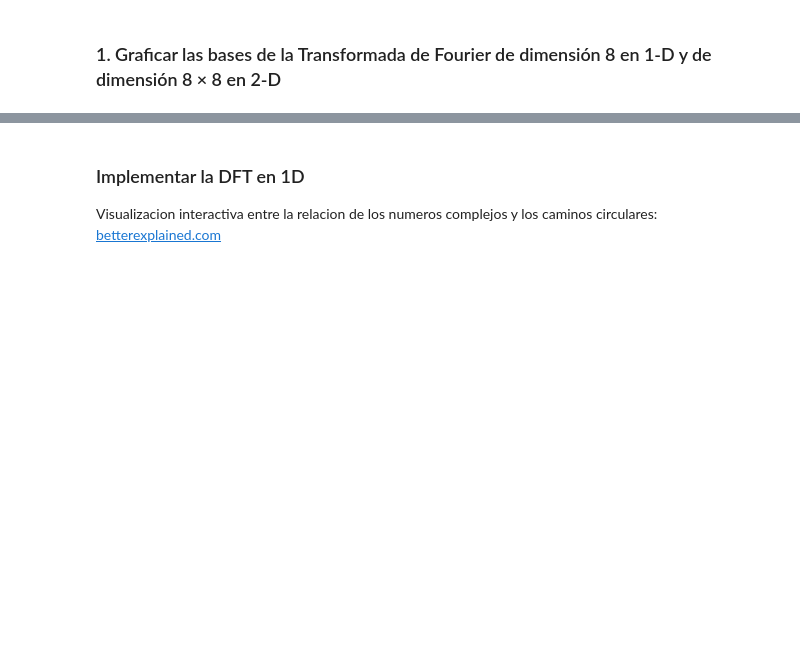
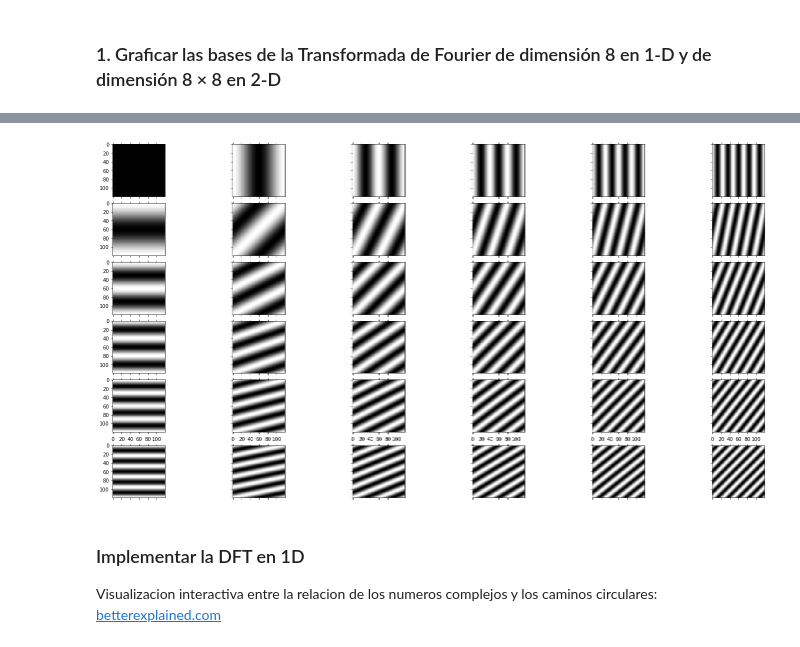
Before and after one commit to KenetC/ProcImg, a Jupyter notebook: Labos/Practica4.ipynb, the cells around one changed output, grey strips where cells are left out. Saved outputs shown, nothing was run; the diff lists cells and outputs as text; code cells hidden in the pictures; blank space fills up the shorter version.

```diff
--- a/Labos/Practica4.ipynb
+++ b/Labos/Practica4.ipynb
@@ -87,31 +87,33 @@ SyntaxError: invalid syntax (<ipython-input-3-7b824de21ba8>, line 20)
 # %%
 # Ploteo de las bases en 2D
 #Definimos el sampleo horizontal y vertical
 N = 6
 M = 6
 #Configuramos los valores para graficar
 sampleoRate = 1/20
 sampleoGrafico = int(N/sampleoRate)
 
 #Ahora nuestras bases seran matrices, no arreglos
 bases2D = np.zeros((N,M,sampleoGrafico,sampleoGrafico)) * 1j
 
 for frecuenciaX in range(0,N):
-  for frecuenciaY in range(0,M):
-    for intervaloX in range(sampleoGrafico):
-      for intervaloY in range(sampleoGrafico):
-        # Calculamos como la base avanza en el tiempo y guardamos su valor
-        tX = intervaloX*sampleoRate
-        tY = intervaloY*sampleoRate
-        frecuenciaAngularX =
-        frecuenciaAngularY =
-        angulo =
-        bases2D[frecuenciaX][frecuenciaY][i][j] =
+    for frecuenciaY in range(0,M):
+        for intervaloX in range(sampleoGrafico):
+            for intervaloY in range(sampleoGrafico):
+                # Calculamos como la base avanza en el tiempo y guardamos su valor
+                tX = intervaloX*sampleoRate
+                tY = intervaloY*sampleoRate
+                frecuenciaAngularX = ((2 * np.pi) / N) * frecuenciaX
+                frecuenciaAngularY = ((2 * np.pi) / M) * frecuenciaY
+                angulo = frecuenciaAngularX * tX + frecuenciaAngularY * tY
+                bases2D[frecuenciaX][frecuenciaY][intervaloX][intervaloY] = np.exp(-1j * angulo)
 
 fig, axes = plt.subplots(N,M, figsize=(20, 10),sharex=True, sharey=True, layout="constrained")
 for baseX in range(N):
-  for baseY in range(M):
-    axes[baseX][baseY].matshow(np.real(bases2D[baseX][baseY]),cmap=plt.cm.gray)
+    for baseY in range(M):
+        axes[baseX][baseY].matshow(np.real(bases2D[baseX][baseY]),cmap=plt.cm.gray)
+# %% [output]
+[figure, added]
 # %% [markdown]
 ### Implementar la DFT en 1D
 
```
Also changed, not shown: parts of 21 cells of this notebook.
